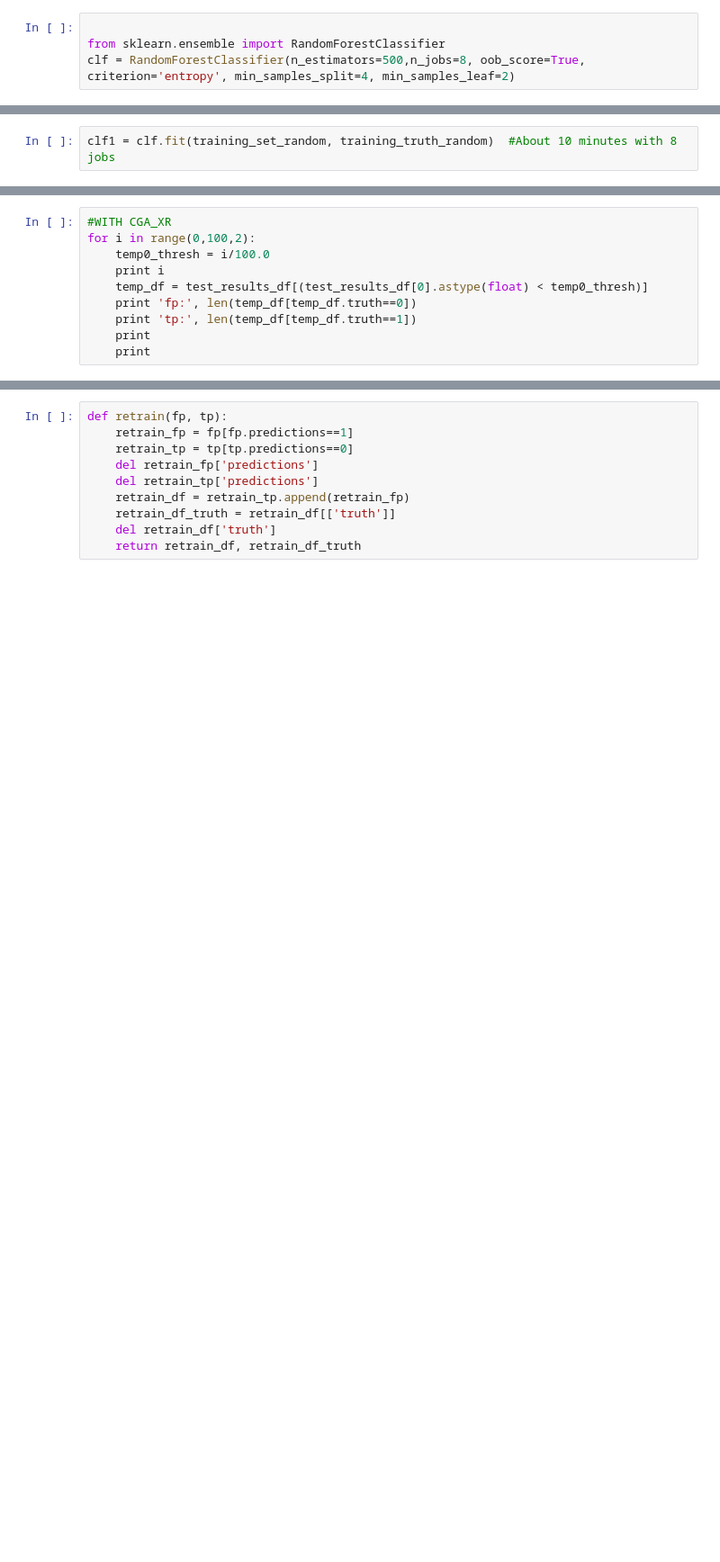
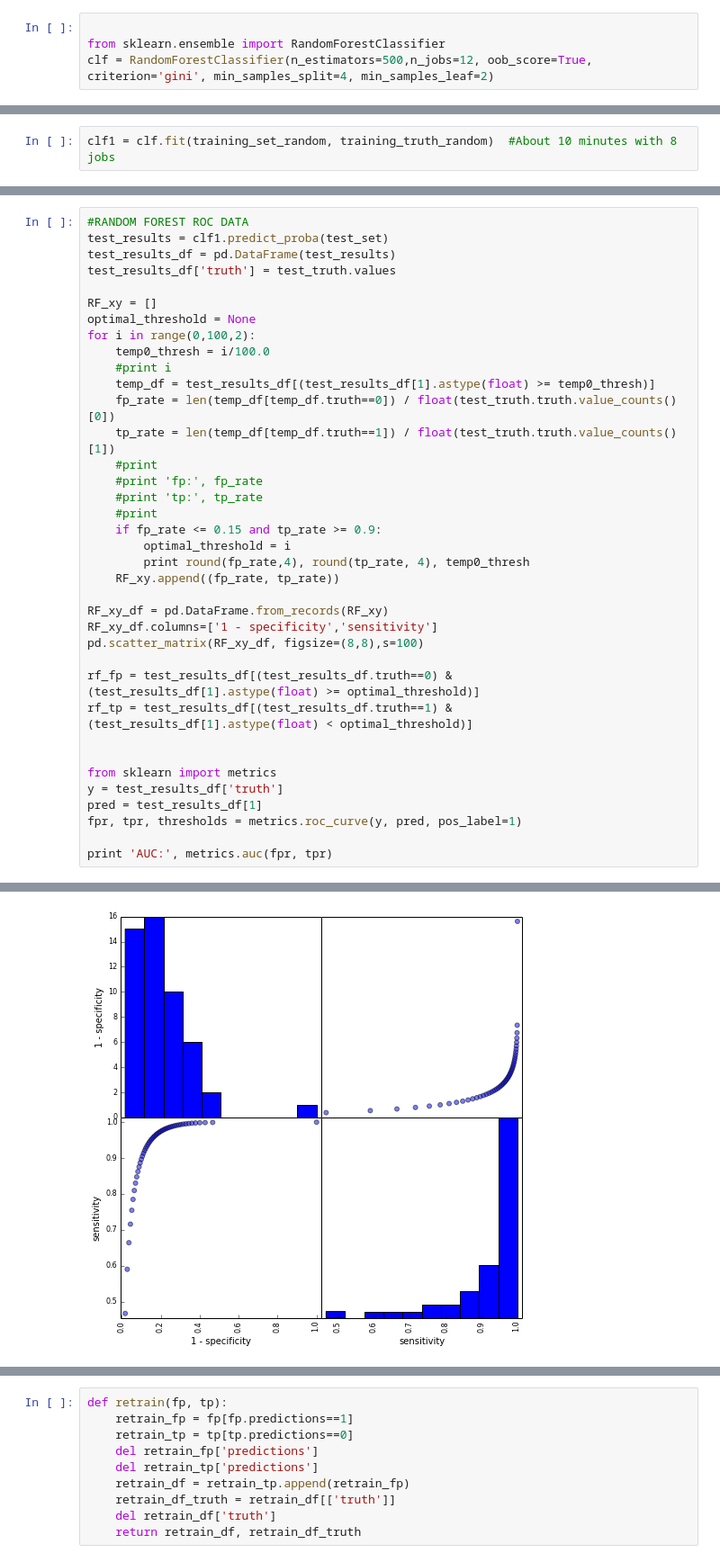
Before and after one commit to Schork-Lab/cg-classifier, a Jupyter notebook: ipynb/cg_RF_NA12877.ipynb, the cells around one changed output, grey strips where cells are left out. Shown: that part at 90% size. Saved outputs shown, nothing was run; the diff lists cells and outputs as text; blank space fills up the shorter version.

```diff
--- a/ipynb/cg_RF_NA12877.ipynb
+++ b/ipynb/cg_RF_NA12877.ipynb
@@ -393,6 +547,6 @@ for i in range(0,100,2):
 # %%
 
 from sklearn.ensemble import RandomForestClassifier
-clf = RandomForestClassifier(n_estimators=500,n_jobs=8, oob_score=True, criterion='entropy', min_samples_split=4, min_samples_leaf=2)
+clf = RandomForestClassifier(n_estimators=500,n_jobs=12, oob_score=True, criterion='gini', min_samples_split=4, min_samples_leaf=2)
 # %%
 training_set_random.columns
@@ -430,10 +611,38 @@ for i in range(0,100,2):
-# %%
-#WITH CGA_XR
-for i in range(0,100,2):
-    temp0_thresh = i/100.0
-    print i
-    temp_df = test_results_df[(test_results_df[0].astype(float) < temp0_thresh)]
-    print 'fp:', len(temp_df[temp_df.truth==0])
-    print 'tp:', len(temp_df[temp_df.truth==1])
-    print
-    print
+# %%
+#RANDOM FOREST ROC DATA
+test_results = clf1.predict_proba(test_set)
+test_results_df = pd.DataFrame(test_results)
+test_results_df['truth'] = test_truth.values
+
+RF_xy = []
+optimal_threshold = None
+for i in range(0,100,2):
+    temp0_thresh = i/100.0
+    #print i
+    temp_df = test_results_df[(test_results_df[1].astype(float) >= temp0_thresh)]
+    fp_rate = len(temp_df[temp_df.truth==0]) / float(test_truth.truth.value_counts()[0])
+    tp_rate = len(temp_df[temp_df.truth==1]) / float(test_truth.truth.value_counts()[1])
+    #print
+    #print 'fp:', fp_rate
+    #print 'tp:', tp_rate
+    #print
+    if fp_rate <= 0.15 and tp_rate >= 0.9:
+        optimal_threshold = i
+        print round(fp_rate,4), round(tp_rate, 4), temp0_thresh
+    RF_xy.append((fp_rate, tp_rate))
+
+RF_xy_df = pd.DataFrame.from_records(RF_xy)
+RF_xy_df.columns=['1 - specificity','sensitivity']
+pd.scatter_matrix(RF_xy_df, figsize=(8,8),s=100)
+
+rf_fp = test_results_df[(test_results_df.truth==0) & (test_results_df[1].astype(float) >= optimal_threshold)]
+rf_tp = test_results_df[(test_results_df.truth==1) & (test_results_df[1].astype(float) < optimal_threshold)]
+
+
+from sklearn import metrics
+y = test_results_df['truth']
+pred = test_results_df[1]
+fpr, tpr, thresholds = metrics.roc_curve(y, pred, pos_label=1)
+
+print 'AUC:', metrics.auc(fpr, tpr)
+# %% [output]
@@ -439,0 +658 @@ for i in range(0,100,2):
+[figure, added]
```
Also changed, not shown: parts of 101 cells of this notebook.
